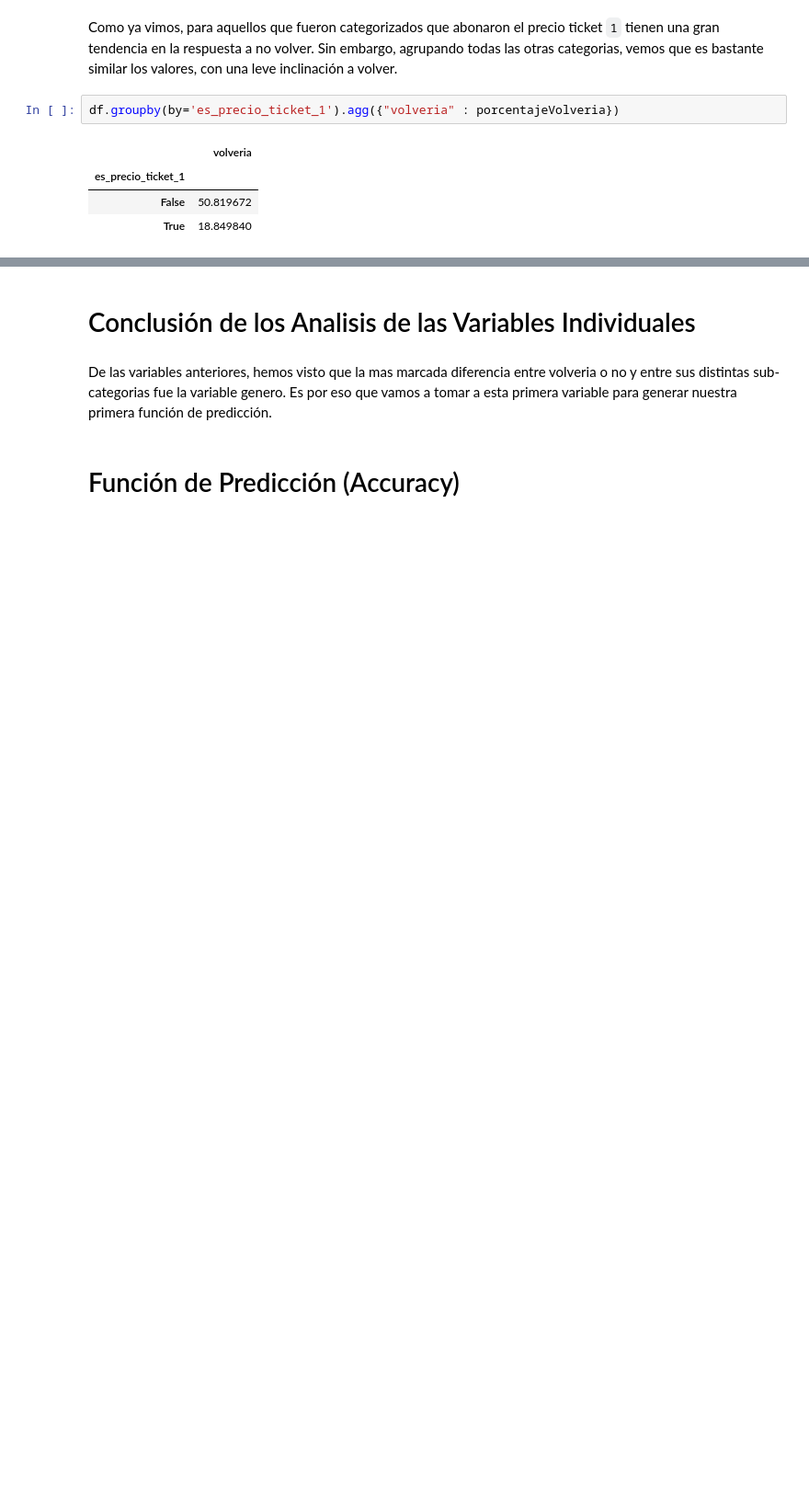
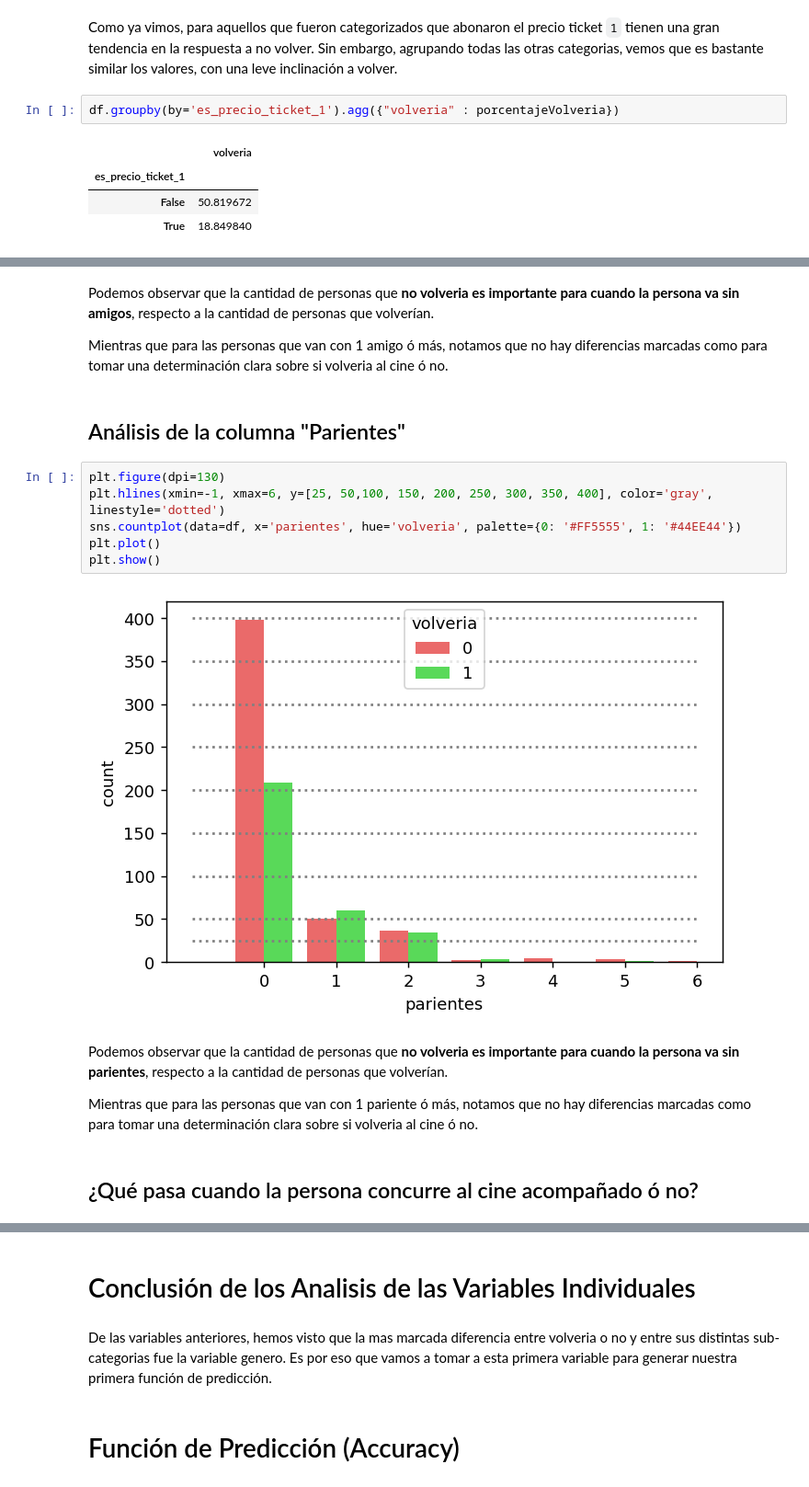
Before and after one commit to amaruDuran/7506-orgaDatos, a Jupyter notebook: tp1.ipynb, the cells around one changed output, grey strips where cells are left out. Shown at 92% size. Saved outputs shown, nothing was run; the diff lists cells and outputs as text; blank space fills up the shorter version.

```diff
--- a/tp1.ipynb
+++ b/tp1.ipynb
@@ -381,0 +392,22 @@ TODO Otras variables
+# %% [markdown]
+Podemos observar que la cantidad de personas que **no volveria es importante para cuando la persona va sin amigos**,
+respecto a la cantidad de personas que volverían.
+
+Mientras que para las personas que van con 1 amigo ó más, notamos que no hay diferencias marcadas como para tomar una determinación clara sobre si volveria al cine ó no.
+# %% [markdown]
+## Análisis de la columna "Parientes"
+# %%
+plt.figure(dpi=130)
+plt.hlines(xmin=-1, xmax=6, y=[25, 50,100, 150, 200, 250, 300, 350, 400], color='gray', linestyle='dotted')
+sns.countplot(data=df, x='parientes', hue='volveria', palette={0: '#FF5555', 1: '#44EE44'})
+plt.plot()
+plt.show()
+# %% [output]
+[figure, added]
+# %% [markdown]
+Podemos observar que la cantidad de personas que **no volveria es importante para cuando la persona va sin parientes**,
+respecto a la cantidad de personas que volverían.
+
+Mientras que para las personas que van con 1 pariente ó más, notamos que no hay diferencias marcadas como para tomar una determinación clara sobre si volveria al cine ó no.
+# %% [markdown]
+## ¿Qué pasa cuando la persona concurre al cine acompañado ó no?
```
Also changed, not shown: parts of 124 cells of this notebook.
